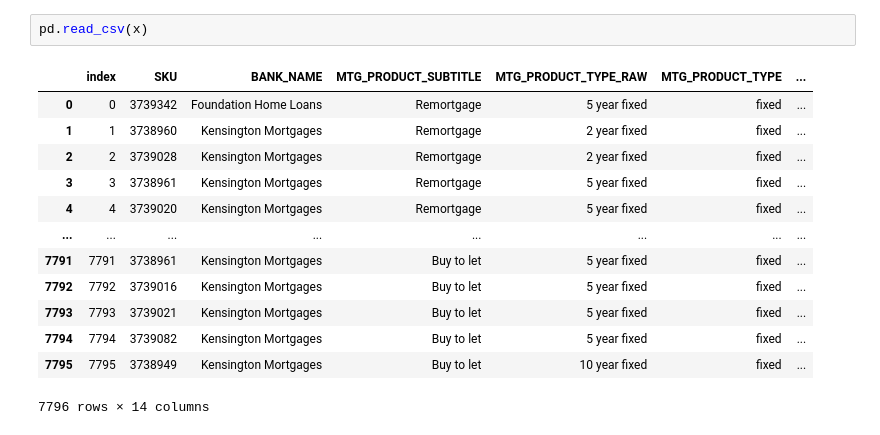
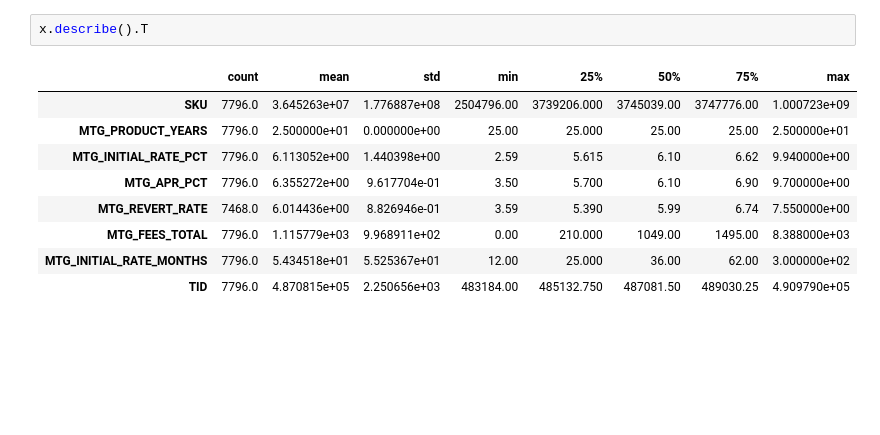
Before and after one commit to EDGENortheastern/owain_summative, a Jupyter notebook: Dev - summative functions.ipynb, the cells around one changed output. Drawn from its saved outputs; the diff is of its cells as text; blank space fills up the shorter version.

```diff
--- a/Dev - summative functions.ipynb
+++ b/Dev - summative functions.ipynb
@@ -71,16 +123,12 @@ Skipping, found downloaded files in ".\uk-mortgage-rates-thousands-of-mortgage-p
-# %%
-pd.read_csv(x)
-# %% [output]
-|  | index | SKU | BANK_NAME | MTG_PRODUCT_SUBTITLE | MTG_PRODUCT_TYPE_RAW | MTG_PRODUCT_TYPE | ... |
-| 0 | 0 | 3739342 | Foundation Home Loans | Remortgage | 5 year fixed | fixed | ... |
-| 1 | 1 | 3738960 | Kensington Mortgages | Remortgage | 2 year fixed | fixed | ... |
-| 2 | 2 | 3739028 | Kensington Mortgages | Remortgage | 2 year fixed | fixed | ... |
-| 3 | 3 | 3738961 | Kensington Mortgages | Remortgage | 5 year fixed | fixed | ... |
-| 4 | 4 | 3739020 | Kensington Mortgages | Remortgage | 5 year fixed | fixed | ... |
-| ... | ... | ... | ... | ... | ... | ... | ... |
-| 7791 | 7791 | 3738961 | Kensington Mortgages | Buy to let | 5 year fixed | fixed | ... |
-| 7792 | 7792 | 3739016 | Kensington Mortgages | Buy to let | 5 year fixed | fixed | ... |
-| 7793 | 7793 | 3739021 | Kensington Mortgages | Buy to let | 5 year fixed | fixed | ... |
-| 7794 | 7794 | 3739082 | Kensington Mortgages | Buy to let | 5 year fixed | fixed | ... |
-| 7795 | 7795 | 3738949 | Kensington Mortgages | Buy to let | 10 year fixed | fixed | ... |
-7796 rows × 14 columns
+# %%
+x.describe().T
+# %% [output]
+|  | count | mean | std | min | 25% | 50% | 75% | max |
+| SKU | 7796.0 | 3.645263e+07 | 1.776887e+08 | 2504796.00 | 3739206.000 | 3745039.00 | 3747776.00 | 1.000723e+09 |
+| MTG_PRODUCT_YEARS | 7796.0 | 2.500000e+01 | 0.000000e+00 | 25.00 | 25.000 | 25.00 | 25.00 | 2.500000e+01 |
+| MTG_INITIAL_RATE_PCT | 7796.0 | 6.113052e+00 | 1.440398e+00 | 2.59 | 5.615 | 6.10 | 6.62 | 9.940000e+00 |
+| MTG_APR_PCT | 7796.0 | 6.355272e+00 | 9.617704e-01 | 3.50 | 5.700 | 6.10 | 6.90 | 9.700000e+00 |
+| MTG_REVERT_RATE | 7468.0 | 6.014436e+00 | 8.826946e-01 | 3.59 | 5.390 | 5.99 | 6.74 | 7.550000e+00 |
+| MTG_FEES_TOTAL | 7796.0 | 1.115779e+03 | 9.968911e+02 | 0.00 | 210.000 | 1049.00 | 1495.00 | 8.388000e+03 |
+| MTG_INITIAL_RATE_MONTHS | 7796.0 | 5.434518e+01 | 5.525367e+01 | 12.00 | 25.000 | 36.00 | 62.00 | 3.000000e+02 |
+| TID | 7796.0 | 4.870815e+05 | 2.250656e+03 | 483184.00 | 485132.750 | 487081.50 | 489030.25 | 4.909790e+05 |
```
Also changed, not shown: parts of 14 cells of this notebook, 1 other file.
